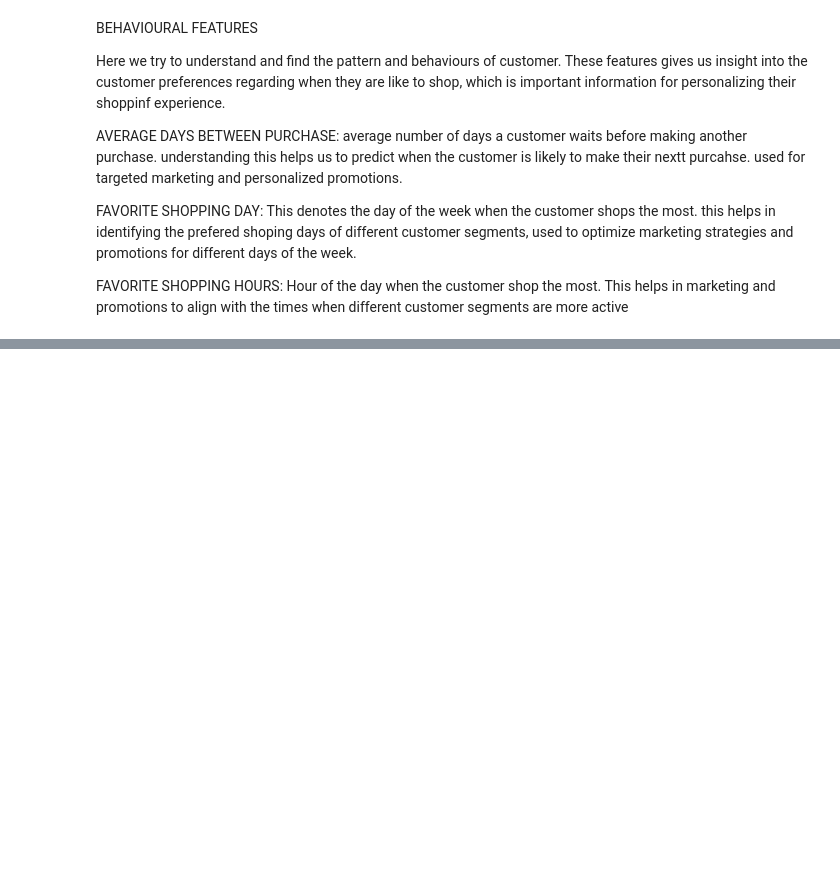
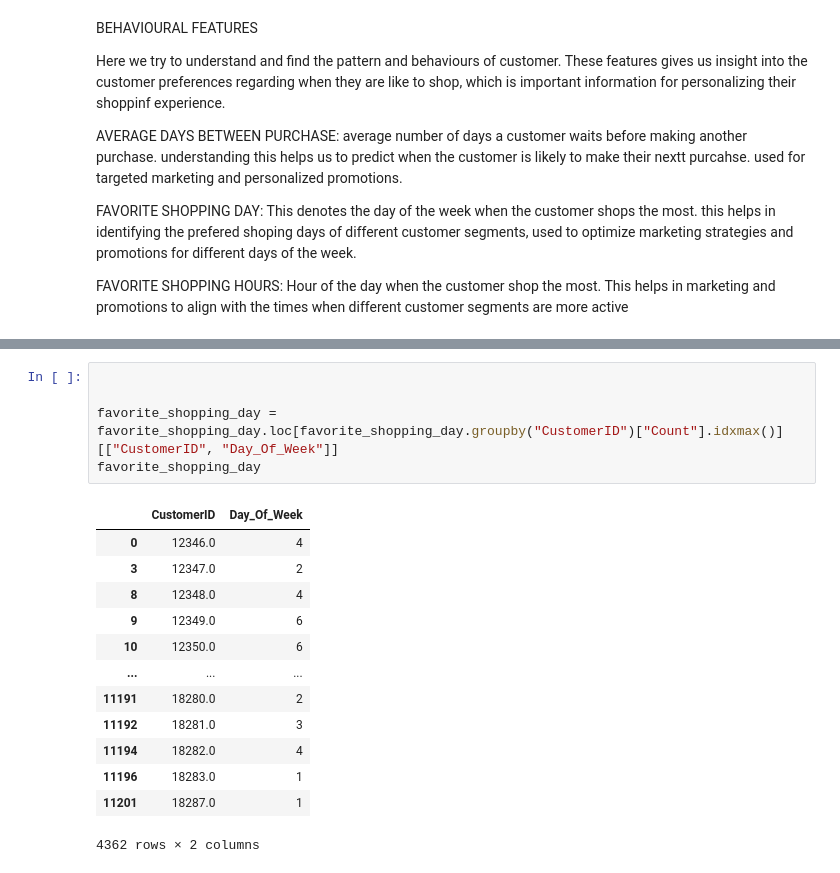
Before and after one commit to vishwan454/Customer_Segmentation_and_Recomendation-_System, a Jupyter notebook: customer_Segmentation_and_Recommendation_System.ipynb, the cells around one changed output, grey strips where cells are left out. Cells and saved outputs as stored; diff of their text form; blank space fills up the shorter version.

```diff
--- a/customer_Segmentation_and_Recommendation_System.ipynb
+++ b/customer_Segmentation_and_Recommendation_System.ipynb
@@ -727,0 +771,19 @@ df1["Hour"] = df1["InvoiceDate"].dt.hour
+# %%
+
+
+favorite_shopping_day = favorite_shopping_day.loc[favorite_shopping_day.groupby("CustomerID")["Count"].idxmax()][["CustomerID", "Day_Of_Week"]]
+favorite_shopping_day
+# %% [output]
+|  | CustomerID | Day_Of_Week |
+| 0 | 12346.0 | 4 |
+| 3 | 12347.0 | 2 |
+| 8 | 12348.0 | 4 |
+| 9 | 12349.0 | 6 |
+| 10 | 12350.0 | 6 |
+| ... | ... | ... |
+| 11191 | 18280.0 | 2 |
+| 11192 | 18281.0 | 3 |
+| 11194 | 18282.0 | 4 |
+| 11196 | 18283.0 | 1 |
+| 11201 | 18287.0 | 1 |
+4362 rows × 2 columns
```
Also changed, not shown: parts of 14 cells of this notebook.
